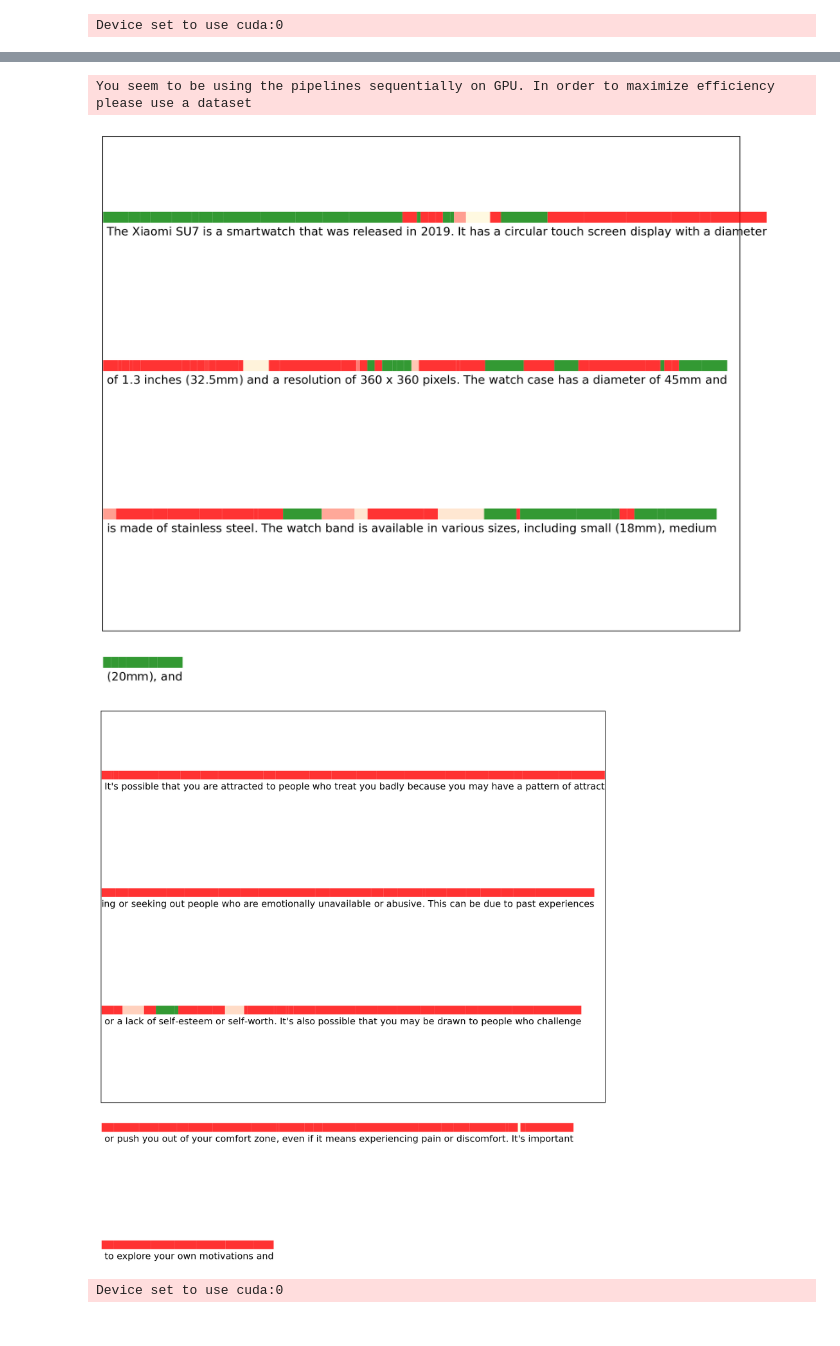
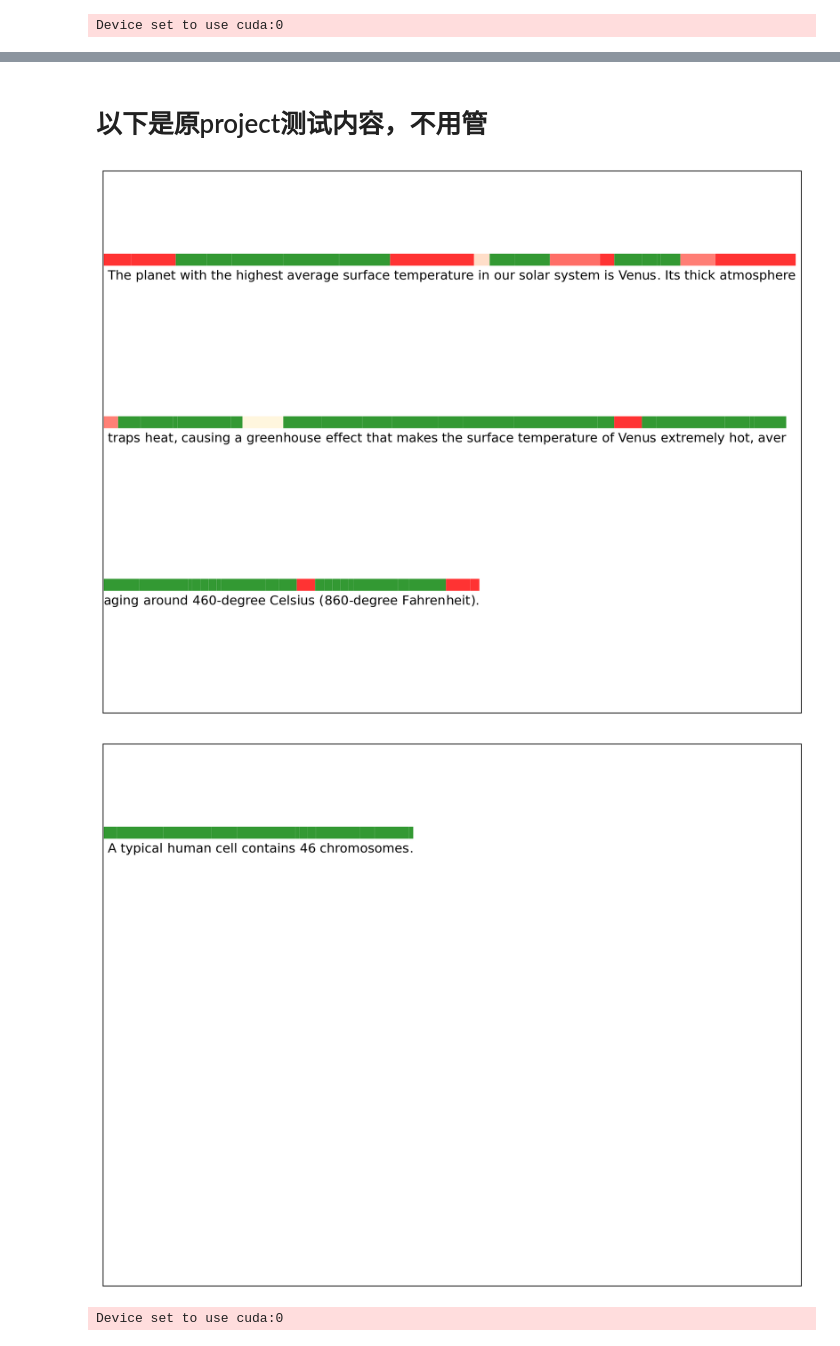
Before and after one commit to Featherwriting/ARIN5203, a Jupyter notebook: train_confidence_probe.ipynb, the cells around one changed output, grey strips where cells are left out. Cells and saved outputs as stored; diff of their text form; code cells hidden in the pictures.

```diff
--- a/train_confidence_probe.ipynb
+++ b/train_confidence_probe.ipynb
@@ -36,7 +38,7 @@ user_tag = "[INST]"
 assistant_tag = "[/INST]"
 
 data_path = (
-    "./eval_data/confidence_train.csv"
+    "./eval_data/confidence_pairs.csv"
 )
 dataset = confidence_function_dataset(
     data_path,
@@ -44,9 +46,6 @@ dataset = confidence_function_dataset(
     user_tag,
     512,
     assistant_tag,
-    pos_tag="a confident",
-    neg_tag="an unconfident",
-    prompt_type="1",
 )
 # %% [output]
 Train data: 1024
@@ -55,4 +54,5 @@ Test data: 299
 # %%
+# 训练
 # train the probe from scratch
 confidence_rep_reader = rep_reading_pipeline.get_directions(
     dataset['train']['data'],
@@ -62,7 +62,8 @@ confidence_rep_reader = rep_reading_pipeline.get_directions(
     train_labels=dataset['train']['labels'],
     direction_method=direction_method,
     batch_size=32,
-)
+    show_progress=True,
+ )
 
 # directly load the probe
 # import pickle
@@ -70,6 +71,6 @@ confidence_rep_reader = rep_reading_pipeline.get_directions(
 #     confidence_rep_reader = pickle.load(file)
 
 # save the trained probe
-# import pickle
-# with open('conf_probe.pkl', 'wb') as file:
-#     pickle.dump(confidence_rep_reader, file)
+import pickle
+with open('conf_probe.pkl', 'wb') as file:
+    pickle.dump(confidence_rep_reader, file)
@@ -209,31 +110,30 @@ RAG + Confidence Analysis Complete!
+# %% [markdown]
+# 以下是原project测试内容，不用管
 # %%
-# 以下是原project测试内容
+
 layers = range(-10, -25, -1)
 THRESHOLD = 0.0
 
 test_input = [
-    # Unknown Questions
-    "What are the dimensions of the Xiaomi SU7?",
-    # Unanswerable Questions
-    "Why am I attracted to people who treat me badly yet can’t help myself from feeling attracted to them again and again despite how much they hurt me?",
+    "Which planet in our solar system has the highest average surface temperature?",
+    "How many chromosomes does a typical human cell contain?"
 ]
 plot_result_given_q(
     test_input=test_input,
     user_tag=user_tag,
     assistant_tag=assistant_tag,
     honesty_rep_reader=confidence_rep_reader,
     hidden_layers=hidden_layers,
     layers=layers,
     rep_reading_pipeline=rep_reading_pipeline,
     tokenizer=tokenizer,
     model=model,
     # chosen_idx=0,
     THRESHOLD=THRESHOLD,
 )
 # %% [output]
-You seem to be using the pipelines sequentially on GPU. In order to maximize efficiency please use a dataset
-[figure, old version]
+[figure, new version]
-[figure, old version]
+[figure, new version]
 # %%
 layer_id = list(range(-5, -18, -1))
 
```
Also changed, not shown: parts of 6 cells of this notebook, 5 other files.
